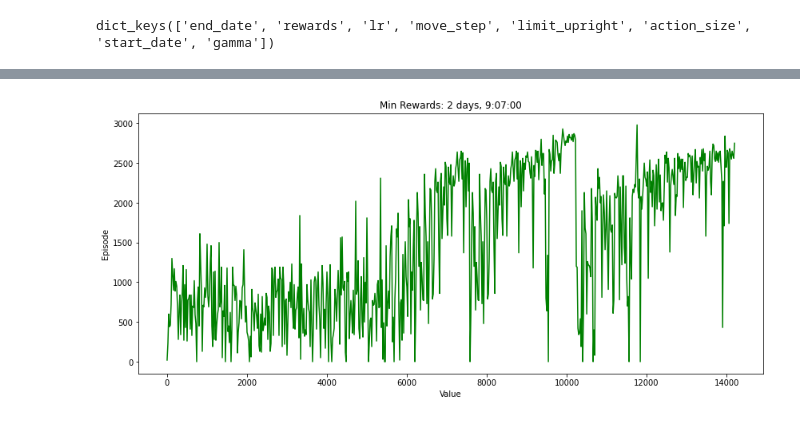
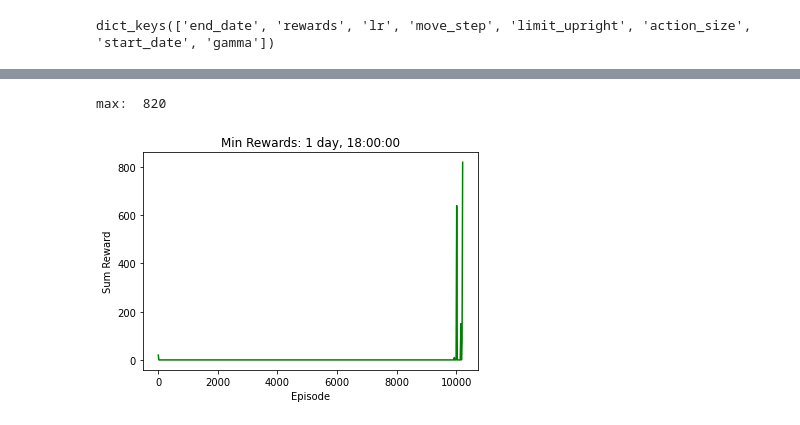
Before and after one commit to dayatsa/OpedQuadruped, a Jupyter notebook: notebooks/plot_reward.ipynb, the cells around one changed output, grey strips where cells are left out. Saved outputs shown, nothing was run; the diff lists cells and outputs as text; code cells hidden in the pictures.

```diff
--- a/notebooks/plot_reward.ipynb
+++ b/notebooks/plot_reward.ipynb
@@ -127,7 +165,7 @@ reward_min = []
 training_time = []
 FMT = "%d-%m-%Y_%H:%M"
 
-for i in range(len(sorted_dir) - 1):
+for i in range(len(sorted_dir) - 6):
   with open('/content/OpedQuadruped/oped/oped_teleopp/rewards/y/' + sorted_dir[i]) as f:
     data = json.load(f)
     reward_avg = reward_avg + data['rewards']['avg']
@@ -193,11 +233,13 @@ plt.show()
 # %%
-fig, ax = plt.subplots(figsize=(14, 6))
-ax.plot(episode, reward_max, color='green')
+print("max: ", max(reward_min))
+fig, ax = plt.subplots()
+ax.plot(episode, reward_min, color='green')
 # Set plot title and axes labels
 ax.set(title = "Min Rewards: " + str(sum_training_time),
-       xlabel = "Value",
-       ylabel = "Episode")
+       xlabel = "Episode",
+       ylabel = "Sum Reward")
 
 plt.show()
 # %% [output]
+max:  820
-[figure, old version]
+[figure, new version]
```
Also changed, not shown: parts of 12 cells of this notebook, 2 other files.
